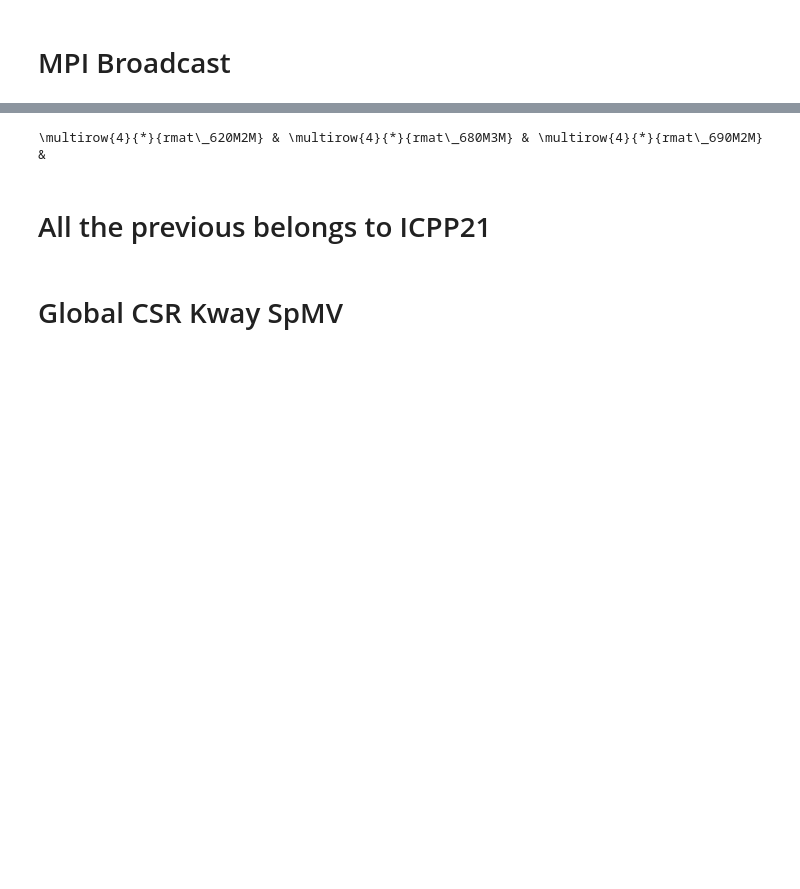
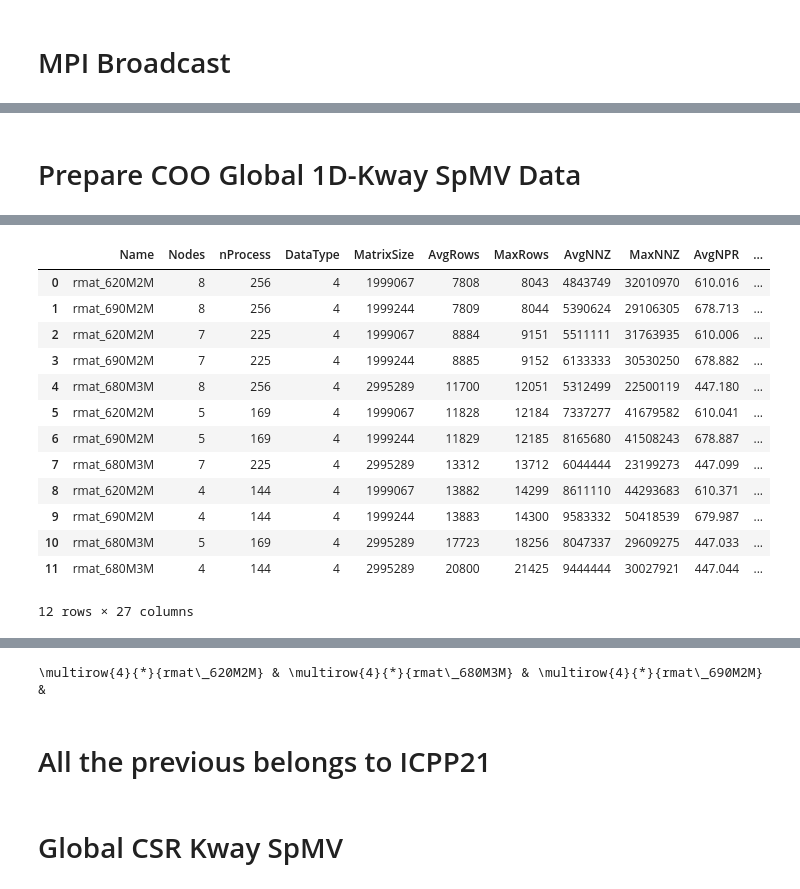
Before and after one commit to marufdsi/ConferencePapers, a Jupyter notebook: ICPP2021/SpMV Plots for R-Mat Matrices.ipynb, the cells around one changed output, grey strips where cells are left out. Drawn from its saved outputs; the diff is of its cells as text; code cells hidden in the pictures; blank space fills up the shorter version.

```diff
--- a/ICPP2021/SpMV Plots for R-Mat Matrices.ipynb
+++ b/ICPP2021/SpMV Plots for R-Mat Matrices.ipynb
@@ -1819,0 +2798,60 @@ print("max error: ", csr_dyn_2d_bcast_pred["Error"].max(), " avg error: ", csr_d
+# %% [markdown]
+# Prepare COO Global 1D-Kway SpMV Data
+# %%
+rmat_coo_gk_test = rmat_global_coo_kway[rmat_global_coo_kway["Name"].isin(rmat_test_matrices)].reset_index(drop=True)
+
+rmat_coo_gk_test["Name"] = rmat_coo_gk_test["Name"]
+rmat_coo_gk_test["Nodes"] = rmat_coo_gk_test["Nodes"]
+rmat_coo_gk_test["nProcess"] = rmat_coo_gk_test["nProcess"]
+rmat_coo_gk_test["AvgRow"] = rmat_coo_gk_test["AvgRows"]
+rmat_coo_gk_test["NonZeroPerRow"] = rmat_coo_gk_test["AvgNPR"]
+rmat_coo_gk_test["NNZ"] = rmat_coo_gk_test["AvgNNZ"]
+rmat_coo_gk_test["Size"] = 36*(12*rmat_coo_gk_test["AvgNNZ"])
+rmat_coo_gk_test["AvgTime"] = rmat_coo_gk_test["AvgTime"]/1000
+rmat_coo_gk_test["AvgGatherTime"] = rmat_coo_gk_test["AvgGatherTime"]/1000
+rmat_coo_gk_test["AvgMatmulTime"] = rmat_coo_gk_test["AvgMatmulTime"]/1000
+# coo_gk_test = coo_gk_test[coo_gk_test["Size"] >= 100000000].reset_index(drop=True).sort_values(by="AvgRow").reset_index(drop=True)
+VEC_WIDTH = 4
+FLOPS_PER_CAL = 2
+FLOP_PER_SEC = 42.84
+rmat_coo_gk_test["TimeForFLOPS"] = (1.0e-9 * rmat_coo_gk_test["NNZ"] * VEC_WIDTH * FLOPS_PER_CAL)/FLOP_PER_SEC
+
+_miss = []
+_hit = []
+_access = []
+
+for i,r in rmat_coo_gk_test.iterrows():
+    col_cache_data = COOTestKwayMatL3Cache[(COOTestKwayMatL3Cache["Array"] == "ColA") & (COOTestKwayMatL3Cache["Matrices"] == r["Name"]) & (COOTestKwayMatL3Cache["Process"] == r["nProcess"])].reset_index(drop=True)
+    row_cache_data = COOTestKwayMatL3Cache[(COOTestKwayMatL3Cache["Array"] == "RowA") & (COOTestKwayMatL3Cache["Matrices"] == r["Name"]) & (COOTestKwayMatL3Cache["Process"] == r["nProcess"])].reset_index(drop=True)
+
+    _sum_miss = 0
+    _sum_hit = 0
+    _sum_access = 0
+    if col_cache_data.shape[0] <= 0:
+        print("ColA Cache data not available for ", r["Name"], r["nProcess"])
+    else:
+        _sum_miss += col_cache_data["CacheMissPerNode"].iloc[0]*4
+        _sum_hit += col_cache_data["CacheHitPerNode"].iloc[0]*4
+        _sum_access += col_cache_data["CacheAccessPerNode"].iloc[0]*4
+
+    if row_cache_data.shape[0] <= 0:
+        print("RowA Cache data not available for ", r["Name"], r["nProcess"])
+    else:
+        _sum_miss += row_cache_data["CacheMissPerNode"].iloc[0]*4
+        _sum_hit += row_cache_data["CacheHitPerNode"].iloc[0]*4
+        _sum_access += row_cache_data["CacheAccessPerNode"].iloc[0]*4
+
+
+    _miss.append(_sum_miss)
+    _hit.append(_sum_hit)
+    _access.append(_sum_access)
+
+rmat_coo_gk_test["CacheMissPerNode"] = _miss
+rmat_coo_gk_test["CacheHitPerNode"] = _hit
+rmat_coo_gk_test["CacheAccessPerNode"] = _access
+
+rmat_coo_gk_test["SeqSize"] = rmat_coo_gk_test["Size"] + rmat_coo_gk_test["CacheHitPerNode"]
+rmat_coo_gk_test["RandomSize"] = rmat_coo_gk_test["CacheMissPerNode"]
+
+rmat_coo_gk_test
+# %% [output]
@@ -1819,0 +2878,14 @@ print("max error: ", csr_dyn_2d_bcast_pred["Error"].max(), " avg error: ", csr_d
+|  | Name | Nodes | nProcess | DataType | MatrixSize | AvgRows | MaxRows | AvgNNZ | MaxNNZ | AvgNPR | ... |
+| 0 | rmat_620M2M | 8 | 256 | 4 | 1999067 | 7808 | 8043 | 4843749 | 32010970 | 610.016 | ... |
+| 1 | rmat_690M2M | 8 | 256 | 4 | 1999244 | 7809 | 8044 | 5390624 | 29106305 | 678.713 | ... |
+| 2 | rmat_620M2M | 7 | 225 | 4 | 1999067 | 8884 | 9151 | 5511111 | 31763935 | 610.006 | ... |
+| 3 | rmat_690M2M | 7 | 225 | 4 | 1999244 | 8885 | 9152 | 6133333 | 30530250 | 678.882 | ... |
+| 4 | rmat_680M3M | 8 | 256 | 4 | 2995289 | 11700 | 12051 | 5312499 | 22500119 | 447.180 | ... |
+| 5 | rmat_620M2M | 5 | 169 | 4 | 1999067 | 11828 | 12184 | 7337277 | 41679582 | 610.041 | ... |
+| 6 | rmat_690M2M | 5 | 169 | 4 | 1999244 | 11829 | 12185 | 8165680 | 41508243 | 678.887 | ... |
+| 7 | rmat_680M3M | 7 | 225 | 4 | 2995289 | 13312 | 13712 | 6044444 | 23199273 | 447.099 | ... |
+| 8 | rmat_620M2M | 4 | 144 | 4 | 1999067 | 13882 | 14299 | 8611110 | 44293683 | 610.371 | ... |
+| 9 | rmat_690M2M | 4 | 144 | 4 | 1999244 | 13883 | 14300 | 9583332 | 50418539 | 679.987 | ... |
+| 10 | rmat_680M3M | 5 | 169 | 4 | 2995289 | 17723 | 18256 | 8047337 | 29609275 | 447.033 | ... |
+| 11 | rmat_680M3M | 4 | 144 | 4 | 2995289 | 20800 | 21425 | 9444444 | 30027921 | 447.044 | ... |
+12 rows × 27 columns
```
Also changed, not shown: parts of 59 cells of this notebook, 2 other files.
